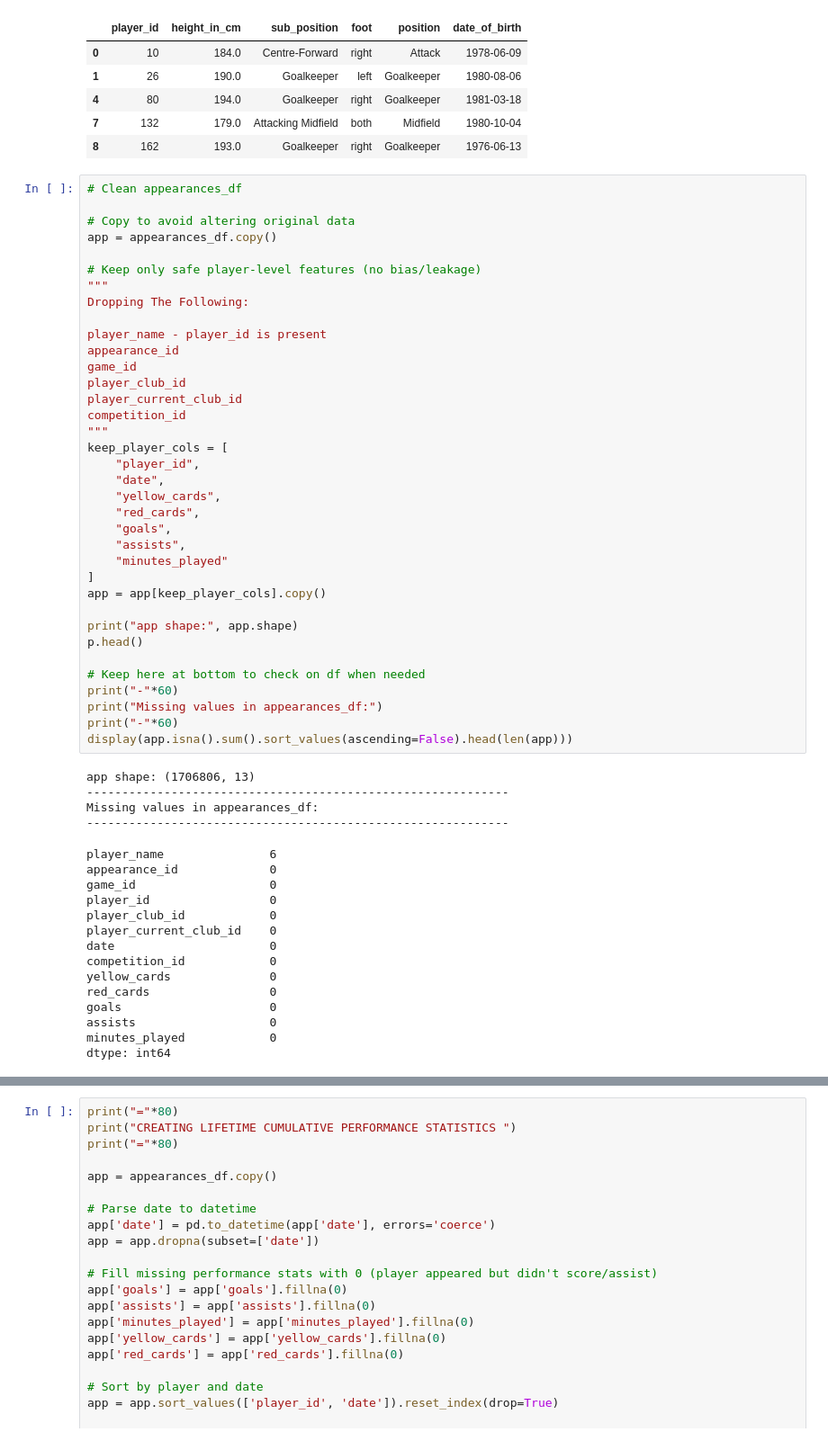
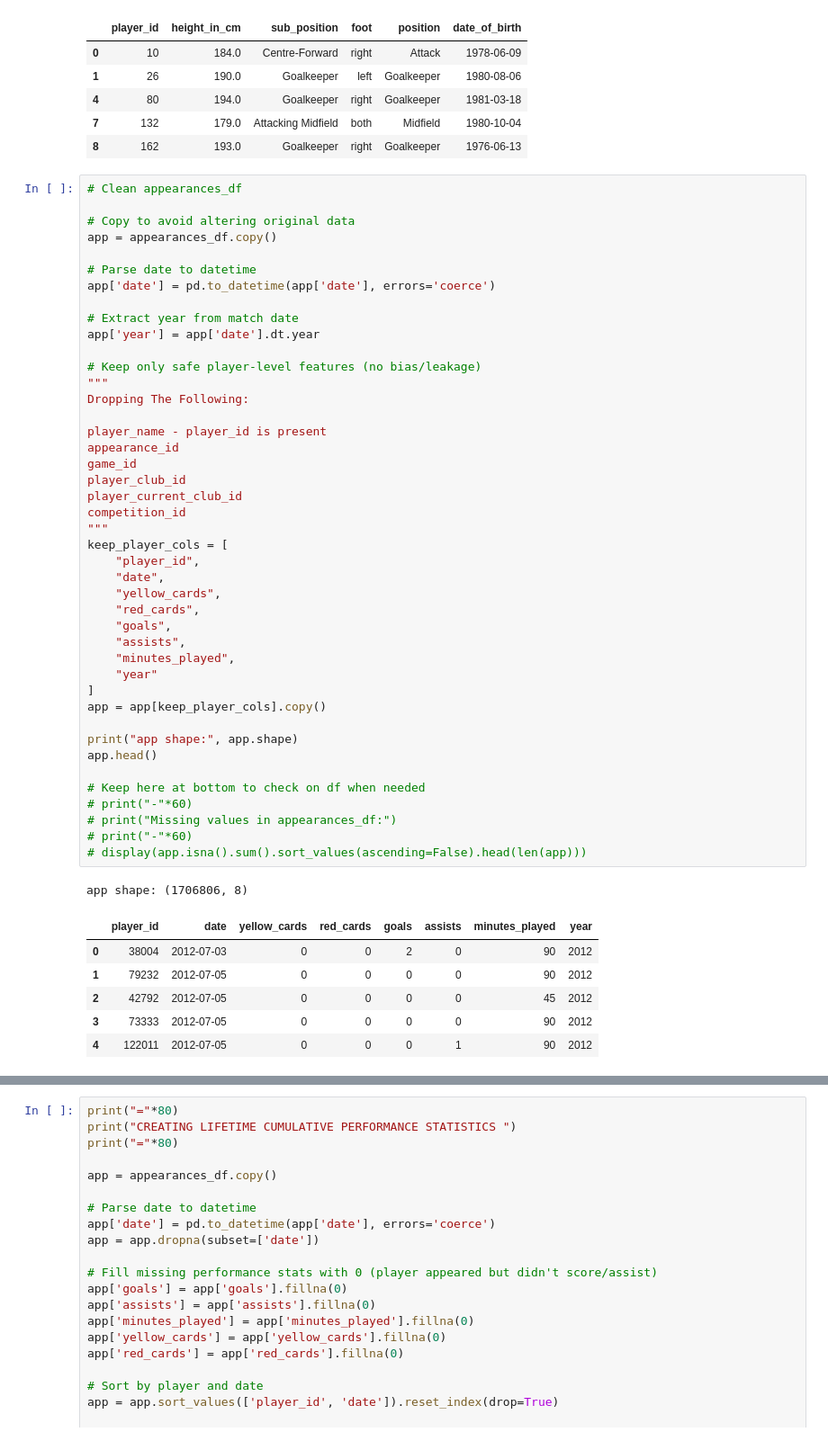
Before and after one commit to ChristianVaikona/comp352-final-project, a Jupyter notebook: Footballer_Market_Evaluation_Final_Submission.ipynb, the cells around one changed output, grey strips where cells are left out. Shown at 90% size. Saved outputs shown, nothing was run; the diff lists cells and outputs as text.

```diff
--- a/Footballer_Market_Evaluation_Final_Submission.ipynb
+++ b/Footballer_Market_Evaluation_Final_Submission.ipynb
@@ -416,54 +416,50 @@ p shape: (29113, 6)
 # Clean appearances_df
 
 # Copy to avoid altering original data
 app = appearances_df.copy()
+
+# Parse date to datetime
+app['date'] = pd.to_datetime(app['date'], errors='coerce')
+
+# Extract year from match date
+app['year'] = app['date'].dt.year
 
 # Keep only safe player-level features (no bias/leakage)
 """
 Dropping The Following:
 
 player_name - player_id is present
 appearance_id
 game_id
 player_club_id
 player_current_club_id
 competition_id
 """
 keep_player_cols = [
     "player_id",
     "date",
     "yellow_cards",
     "red_cards",
     "goals",
     "assists",
-    "minutes_played"
+    "minutes_played",
+    "year"
 ]
 app = app[keep_player_cols].copy()
 
 print("app shape:", app.shape)
-p.head()
+app.head()
 
 # Keep here at bottom to check on df when needed
-print("-"*60)
-print("Missing values in appearances_df:")
-print("-"*60)
-display(app.isna().sum().sort_values(ascending=False).head(len(app)))
+# print("-"*60)
+# print("Missing values in appearances_df:")
+# print("-"*60)
+# display(app.isna().sum().sort_values(ascending=False).head(len(app)))
 # %% [output]
-app shape: (1706806, 13)
-------------------------------------------------------------
-Missing values in appearances_df:
-------------------------------------------------------------
+app shape: (1706806, 8)
-player_name               6
-appearance_id             0
-game_id                   0
-player_id                 0
-player_club_id            0
-player_current_club_id    0
-date                      0
-competition_id            0
-yellow_cards              0
-red_cards                 0
-goals                     0
-assists                   0
-minutes_played            0
-dtype: int64
+|  | player_id | date | yellow_cards | red_cards | goals | assists | minutes_played | year |
+| 0 | 38004 | 2012-07-03 | 0 | 0 | 2 | 0 | 90 | 2012 |
+| 1 | 79232 | 2012-07-05 | 0 | 0 | 0 | 0 | 90 | 2012 |
+| 2 | 42792 | 2012-07-05 | 0 | 0 | 0 | 0 | 45 | 2012 |
+| 3 | 73333 | 2012-07-05 | 0 | 0 | 0 | 0 | 90 | 2012 |
+| 4 | 122011 | 2012-07-05 | 0 | 0 | 0 | 1 | 90 | 2012 |
```
Also changed, not shown: parts of 3 cells of this notebook.
